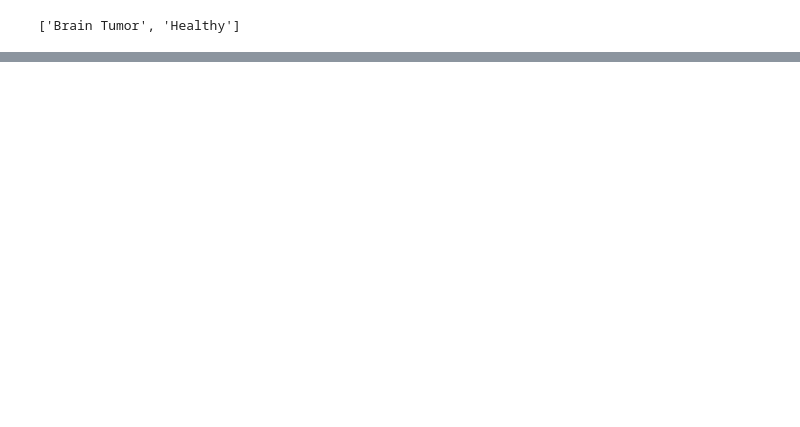
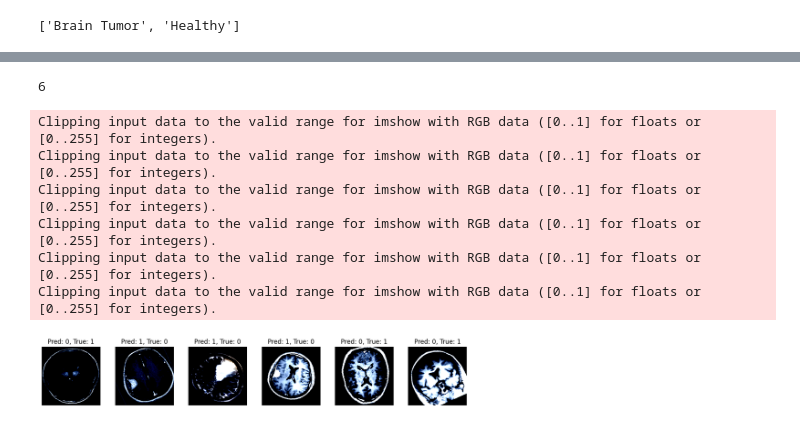
Before and after one commit to FrederickAlmeida/Brain-Cancer-Detection, a Jupyter notebook: classifier.ipynb, the cells around one changed output, grey strips where cells are left out. Cells and saved outputs as stored; diff of their text form; code cells hidden in the pictures; blank space fills up the shorter version.

```diff
--- a/classifier.ipynb
+++ b/classifier.ipynb
@@ -496,0 +567,7 @@ for param in vgg16.features.parameters():
+# %%
+LEARNING_RATE = 0.000001
+EPOCHS = 30
+criterion = nn.CrossEntropyLoss()
+optimzer = optim.Adam(model.classifier.parameters(), lr=LEARNING_RATE)
+
+train(model, train_loader, val_loader, criterion, optimzer, device, EPOCHS)
@@ -496,0 +589,16 @@ for param in vgg16.features.parameters():
+# %%
+all_preds, all_targets, wrong_preds = test_plot(model, test_loader, device)
+# %%
+len(wrong_preds)
+# %% [output]
+6
+# %%
+plot_wrong_predictions(wrong_preds)
+# %% [output]
+Clipping input data to the valid range for imshow with RGB data ([0..1] for floats or [0..255] for integers).
+Clipping input data to the valid range for imshow with RGB data ([0..1] for floats or [0..255] for integers).
+Clipping input data to the valid range for imshow with RGB data ([0..1] for floats or [0..255] for integers).
+Clipping input data to the valid range for imshow with RGB data ([0..1] for floats or [0..255] for integers).
+Clipping input data to the valid range for imshow with RGB data ([0..1] for floats or [0..255] for integers).
+Clipping input data to the valid range for imshow with RGB data ([0..1] for floats or [0..255] for integers).
+[figure, added]
```
Also changed, not shown: parts of 19 cells of this notebook.
